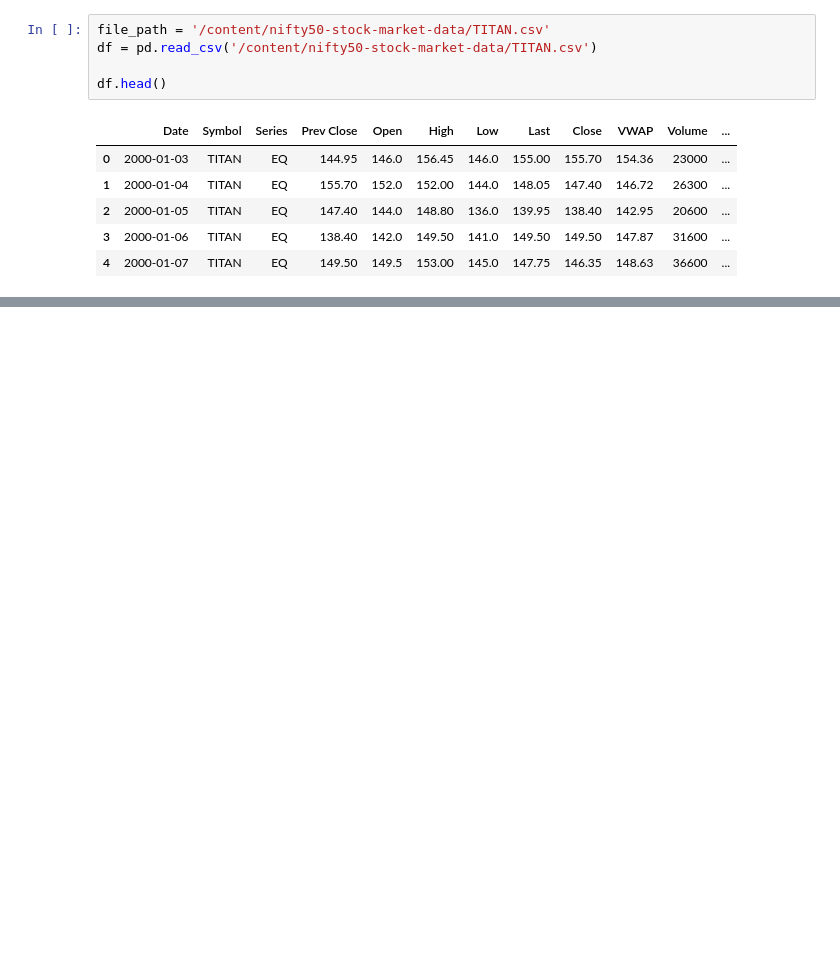
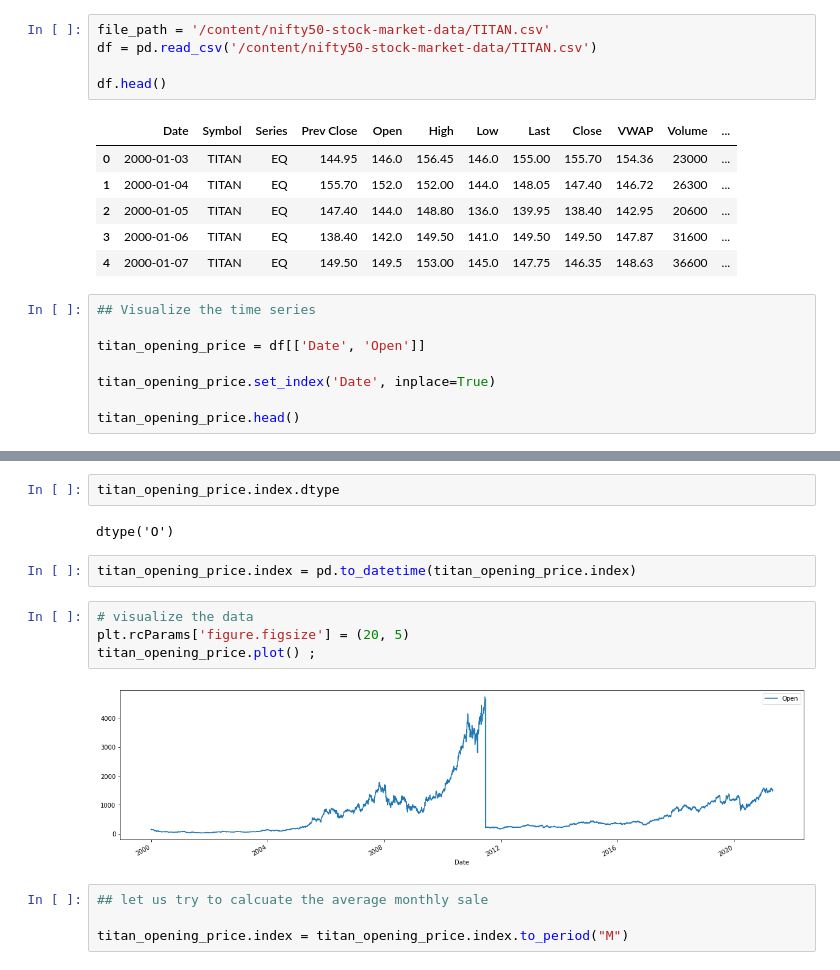
Before and after one commit to hargurjeet/MachineLearning, a Jupyter notebook: Nifty_50_Time_Series_Forecasting.ipynb, the cells around one changed output, grey strips where cells are left out. Drawn from its saved outputs; the diff is of its cells as text; blank space fills up the shorter version.

```diff
--- a/Nifty_50_Time_Series_Forecasting.ipynb
+++ b/Nifty_50_Time_Series_Forecasting.ipynb
@@ -52,3 +48,11 @@ df.head()
 | 2 | 2000-01-05 | TITAN | EQ | 147.40 | 144.0 | 148.80 | 136.0 | 139.95 | 138.40 | 142.95 | 20600 | ... |
 | 3 | 2000-01-06 | TITAN | EQ | 138.40 | 142.0 | 149.50 | 141.0 | 149.50 | 149.50 | 147.87 | 31600 | ... |
 | 4 | 2000-01-07 | TITAN | EQ | 149.50 | 149.5 | 153.00 | 145.0 | 147.75 | 146.35 | 148.63 | 36600 | ... |
+# %%
+## Visualize the time series
+
+titan_opening_price = df[['Date', 'Open']]
+
+titan_opening_price.set_index('Date', inplace=True)
+
+titan_opening_price.head()
@@ -54,0 +79,16 @@ df.head()
+# %%
+titan_opening_price.index.dtype
+# %% [output]
+dtype('O')
+# %%
+titan_opening_price.index = pd.to_datetime(titan_opening_price.index)
+# %%
+# visualize the data
+plt.rcParams['figure.figsize'] = (20, 5)
+titan_opening_price.plot() ;
+# %% [output]
+[figure, added]
+# %%
+## let us try to calcuate the average monthly sale
+
+titan_opening_price.index = titan_opening_price.index.to_period("M")
```
Also changed, not shown: parts of 9 cells of this notebook.
